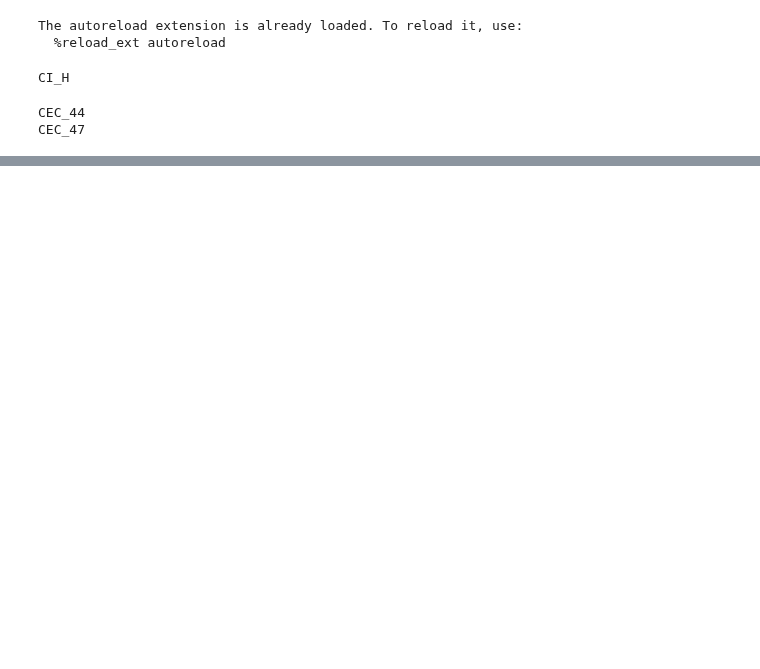
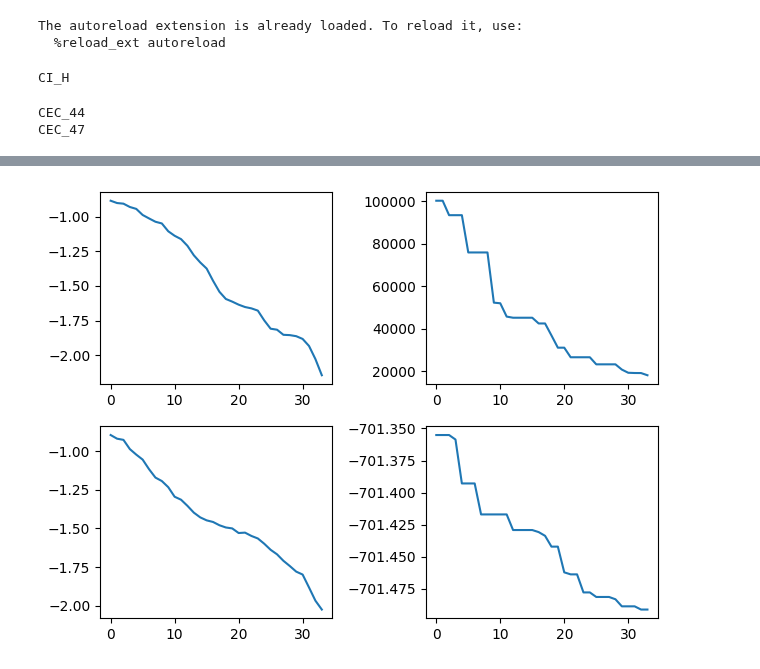
Before and after one commit to vuanhhuyhlqn/AMTEA, a Jupyter notebook: test.ipynb, the cells around one changed output, grey strips where cells are left out. Drawn from its saved outputs; the diff is of its cells as text; code cells hidden in the pictures; blank space fills up the shorter version.

```diff
--- a/test.ipynb
+++ b/test.ipynb
@@ -45,6 +45,6 @@ CEC_47
 # %%
 lst_tasks = [GNBGTask(1, 100), GNBGTask(2, 100)]
 # %%
-amtea = AMTEA(pop_size=100, memory_size=6, lst_tasks=lst_tasks, num_solvers=2, alpha=0.25	)
+amtea = AMTEA(pop_size=100, memory_size=5, lst_tasks=lst_tasks, num_solvers=2, alpha=0.3)
 # %% [output]
 Initializing LLM model: gpt
@@ -67,3 +67,3 @@ Solver JoKk, eval_score: 0.5091120223899653
 # %%
-amtea.run(eval_budget=10000, lp=10, tgap=1, k=2, up=35, delete_after_run=False)
+amtea.run(eval_budget=3000, lp=10, tgap=1, k=2, up=35, delete_after_run=False)
 # %% [output]
@@ -156,3 +121,7 @@ Evaluation count: 10000/10000
+# %%
+amtea.render_history()
+# %% [output]
+[figure, added]
 # %%
 u = np.random.uniform(size=(5, 5))
 # %%
```
Also changed, not shown: parts of 3 cells of this notebook, 4 other files.
